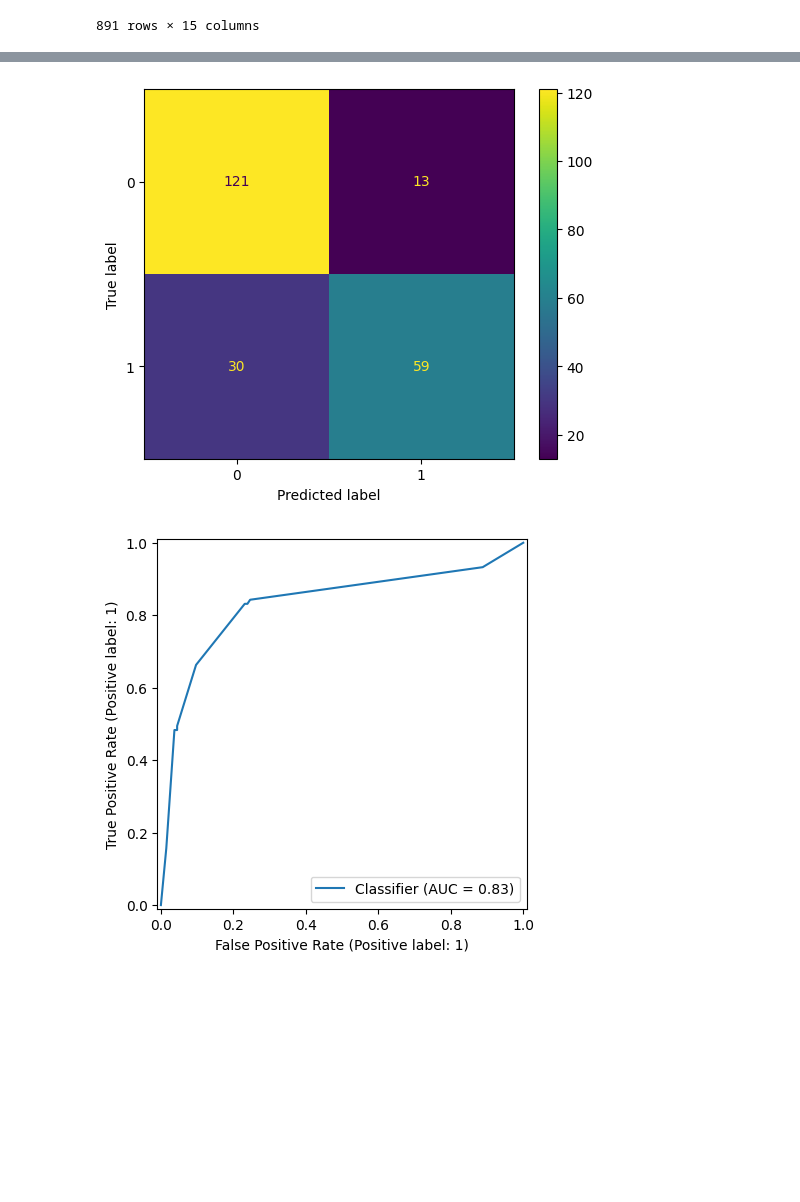
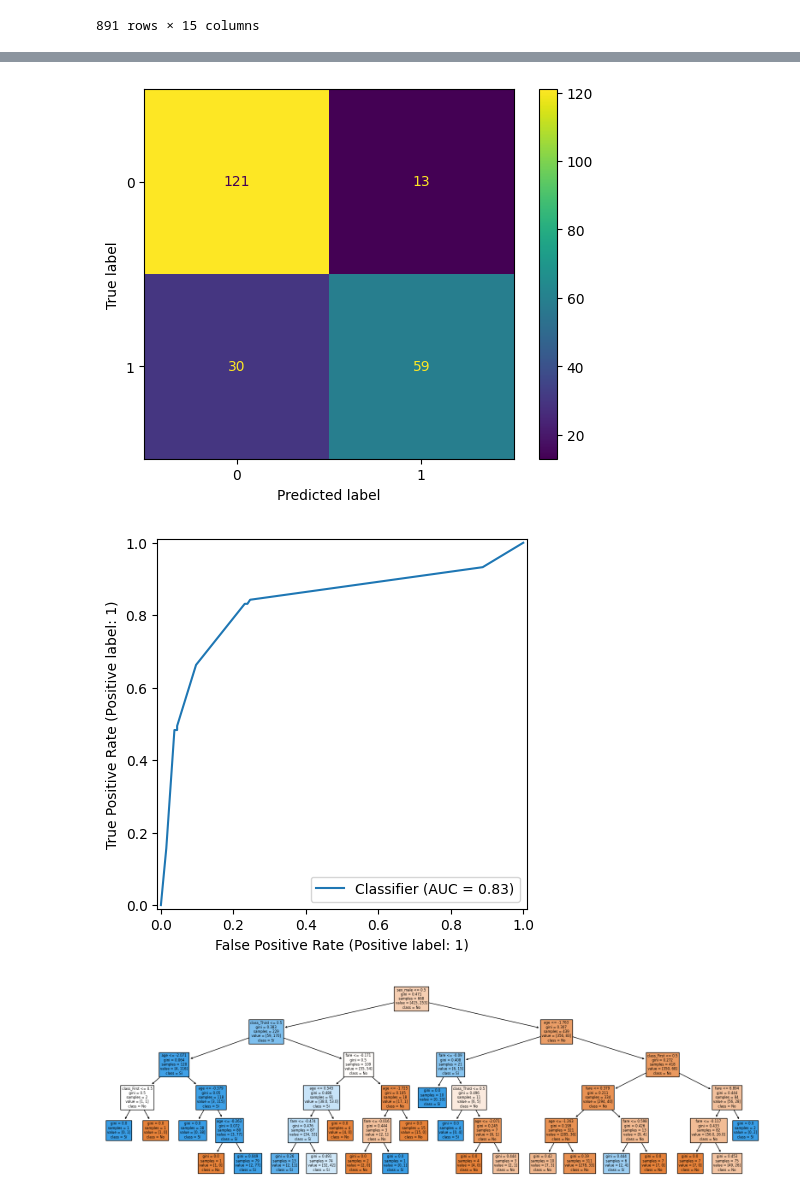
Before and after one commit to datacubeR/clases_UAI, a Jupyter notebook: tics411/notebooks/13-ex-DT.ipynb, the cells around one changed output, grey strips where cells are left out. Cells and saved outputs as stored; diff of their text form; code cells hidden in the pictures; blank space fills up the shorter version.

```diff
--- a/tics411/notebooks/13-ex-DT.ipynb
+++ b/tics411/notebooks/13-ex-DT.ipynb
@@ -141,29 +159,31 @@ Test Recall 0.6966292134831461
 # %%
 parameters = dict(
     num_method="mean",
     cat_method="frequent",
     sc_variables=["fare", "age"],
     min_samples_leaf=1,
     min_samples_split=2,
     max_depth=5,
     encoder=OneHotEncoder(),
     threshold=0.5,
 )
 pipe = make_pipeline(parameters)
 make_evaluation(pipe, X_train, X_test, y_train, y_test)
+show_tree(pipe)
 # %% [output]
 Entrenamiento para Decision Tree y threshold = 0.5
 ===================================
 Train Accuracy 0.8488023952095808
 Test Accuracy 0.8071748878923767
 ===================================
 Train Precision 0.8333333333333334
 Test Precision 0.8194444444444444
 ===================================
 Train Recall 0.7509881422924901
 Test Recall 0.6629213483146067
 [figure]
 [figure]
+[figure, added]
 # %%
 parameters = dict(
     num_method="mean",
```
Also changed, not shown: parts of 6 cells of this notebook, 4 other files.
